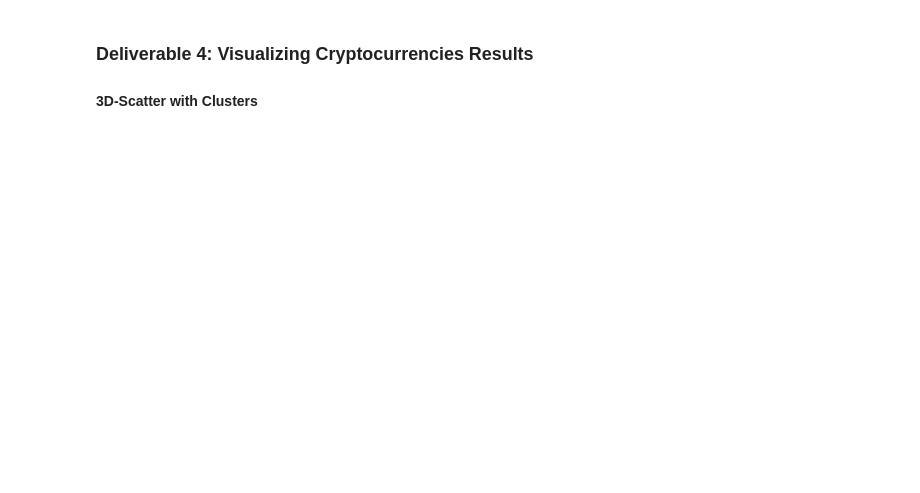
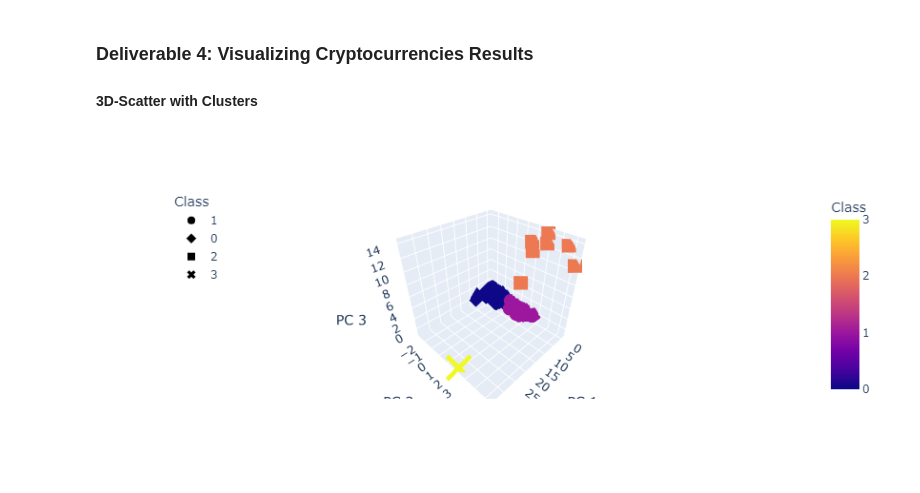
Before and after one commit to hishamdewan/Cryptocurrencies, a Jupyter notebook: crypto_clustering.ipynb, the cells around one changed output. Saved outputs shown, nothing was run; the diff lists cells and outputs as text; code cells hidden in the pictures; blank space fills up the shorter version.

```diff
--- a/crypto_clustering.ipynb
+++ b/crypto_clustering.ipynb
@@ -318,0 +314,18 @@ clustered_df.head(10)
+# %%
+# Creating a 3D-Scatter with the PCA data and the clusters
+# https://plotly.com/python-api-reference/generated/plotly.express.scatter_3d.html#plotly-express-scatter-3d
+fig = px.scatter_3d(
+    clustered_df,
+    x="PC 1",
+    y="PC 2",
+    z="PC 3",
+    hover_name = "CoinName",
+    hover_data = ["Algorithm"],
+    color="Class",
+    symbol="Class",
+    width=800,
+)
+fig.update_layout(legend=dict(x=0, y=1))
+fig.show()
+# %% [output]
+[figure, added]
```
Also changed, not shown: parts of 12 cells of this notebook, 2 other files.
